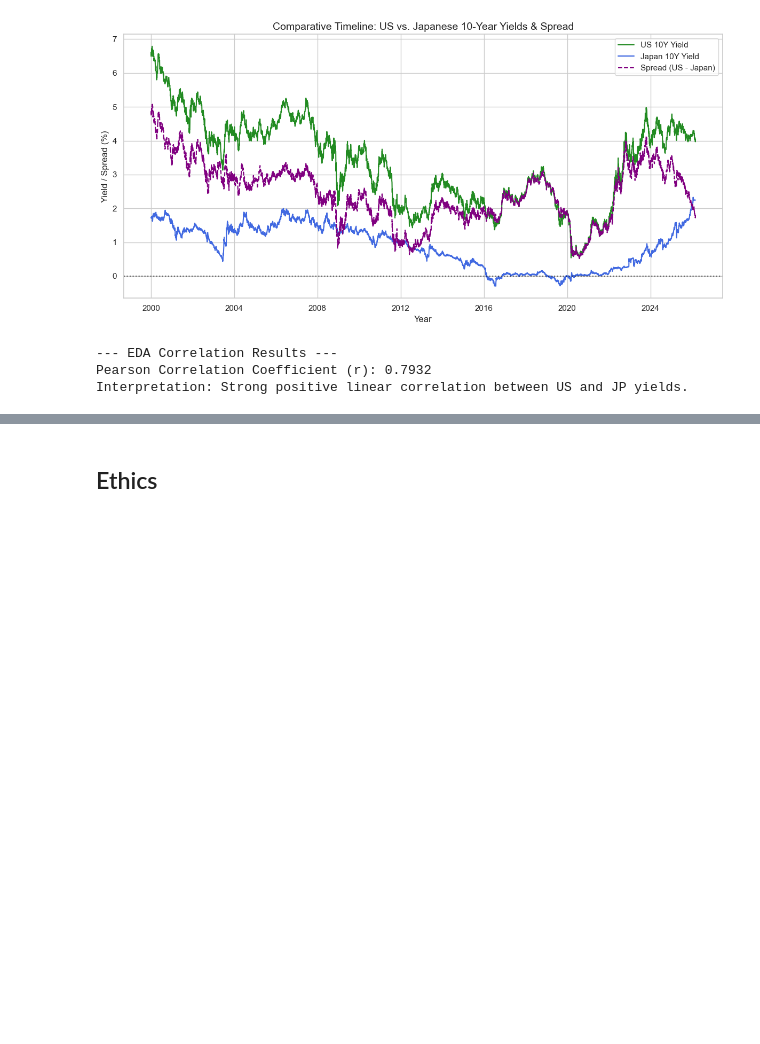
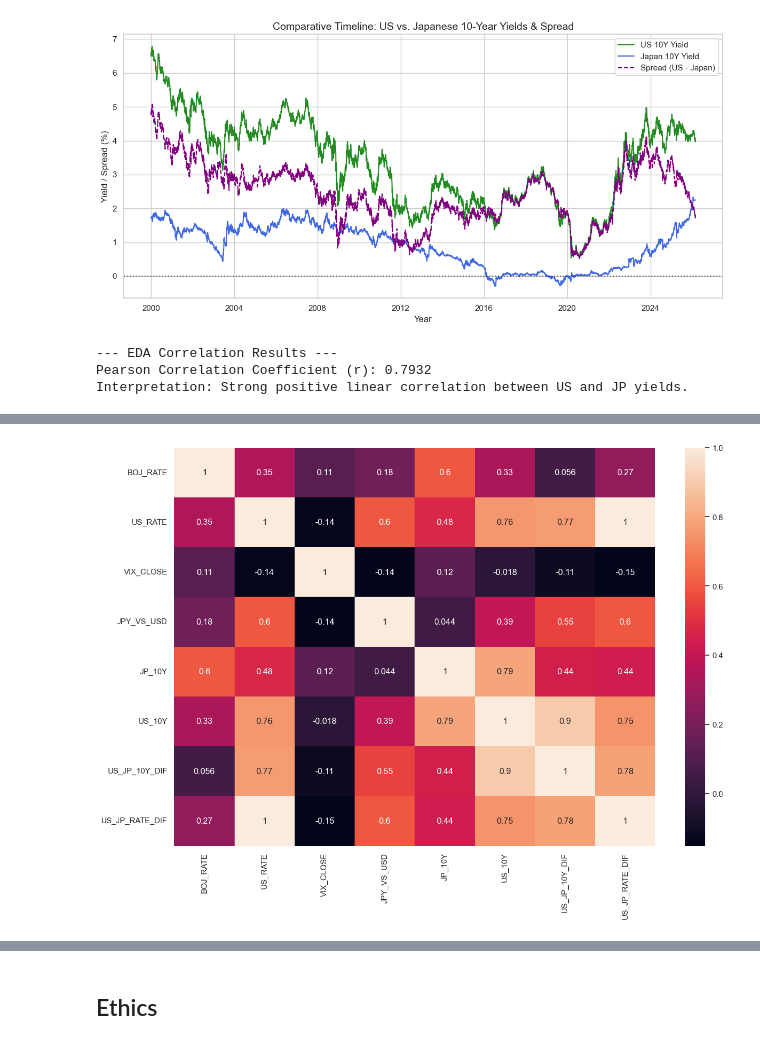
Before and after one commit to COGS108/Group024_WI26, a Jupyter notebook: 02-EDACheckpoint.ipynb, the cells around one changed output, grey strips where cells are left out. Saved outputs shown, nothing was run; the diff lists cells and outputs as text; code cells hidden in the pictures; blank space fills up the shorter version.

```diff
--- a/02-EDACheckpoint.ipynb
+++ b/02-EDACheckpoint.ipynb
@@ -786,0 +782,84 @@ Interpretation: Strong positive linear correlation between US and JP yields.
+# %%
+from sklearn.preprocessing import StandardScaler
+from sklearn.decomposition import PCA
+from sklearn.pipeline import Pipeline
+
+# Create merged DataFrame combining all data
+print('-' * 50 + ' Create merged DataFrame combining all data  ' + '-' * 50 )
+
+# Load data from cleaned paths and df created in prior EDA
+boj_rate_df = pd.read_csv('data/02-processed/BOJ_UOCR_2000_2026_cleaned.csv')
+us_rate_df = pd.read_csv('data/02-processed/FRED_FFER_2000_2026_cleaned.csv')
+vix_df = pd.read_csv('data/02-processed/vix_clean.csv')
+fx_df = pd.read_csv('data/02-processed/clean_exchange_rate_JPUS.csv')
+us_jpy_10_yield_df = df_eda
+
+# Create unified date column naming
+boj_rate_df.rename(columns={'Series code': 'DATE'}, inplace=True)
+us_rate_df.rename(columns={'observation_date': 'DATE'}, inplace=True)
+vix_df.rename(columns={'Date': 'DATE'}, inplace=True)
+fx_df.rename(columns={'Date': 'DATE'}, inplace=True)
+us_jpy_10_yield_df.rename(columns={'Date': 'DATE'}, inplace=True)
+
+# Convert date columns to datetime if they aren't already
+boj_rate_df['DATE'] = pd.to_datetime(boj_rate_df['DATE'])
+us_rate_df['DATE'] = pd.to_datetime(us_rate_df['DATE'])
+vix_df['DATE'] = pd.to_datetime(vix_df['DATE'])
+fx_df['DATE'] = pd.to_datetime(fx_df['DATE'])
+
+# Rename columns to better reflect values
+boj_rate_df.rename(columns={'FM01\'STRDCLUCON': 'BOJ_RATE'}, inplace=True)
+us_rate_df.rename(columns={'RIFSPFFNB': 'US_RATE'}, inplace=True)
+vix_df.rename(columns={'Close': 'VIX_CLOSE'}, inplace=True)
+fx_df.rename(columns={'YenPerDollar': 'JPY_VS_USD'}, inplace=True)
+us_jpy_10_yield_df.rename(columns={'10Y': 'JP_10Y'}, inplace=True)
+us_jpy_10_yield_df.rename(columns={'10Y_US': 'US_10Y'}, inplace=True)
+us_jpy_10_yield_df.rename(columns={'Yield_Difference': 'US_JP_10Y_DIF'}, inplace=True)
+
+# Only consider VIX close for combined data analysis
+vix_df.drop(labels=['High', 'Low', 'Open', 'Volume'], axis=1, inplace=True)
+
+# Merge into one DataFrame for EDA
+pca_df = pd.merge(boj_rate_df, us_rate_df, on=['DATE'], how='outer')
+pca_df = pd.merge(pca_df, vix_df, on=['DATE'], how='outer')
+pca_df = pd.merge(pca_df, fx_df, on=['DATE'], how='outer')
+pca_df = pd.merge(pca_df, us_jpy_10_yield_df, on=['DATE'], how='outer')
+
+# Forward fill missing values caused by holidays, then drop remaining NaNs
+pca_df= pca_df.ffill()
+pca_df.dropna(inplace=True)
+
+# Add a column for the US-Japan interest rate spread (US minus JP)
+pca_df['US_JP_RATE_DIF'] = pca_df['US_RATE'] - pca_df['BOJ_RATE']
+
+# Display a preview of the merged dataframe
+display(pca_df.head())
+
+
+# EDA on combined data
+print('-' * 62 + ' EDA on combined data  ' + '-' * 62)
+pca_numeric = pca_df[['BOJ_RATE', 'US_RATE', 'VIX_CLOSE', 'JPY_VS_USD', 'JP_10Y', 'US_10Y', 'US_JP_10Y_DIF', 'US_JP_RATE_DIF']]
+display(pca_numeric.describe())
+
+# Create correlation matrix
+plt.subplots(figsize=(15, 10))
+pca_corr = pca_numeric.corr()
+display(sns.heatmap(pca_corr, annot=True))
+
+# PCA analysis
+pca = Pipeline([('scaler', StandardScaler()), ('pca', PCA(n_components=8))])
+pca.fit(pca_numeric)
+
+explained_variance = pca[-1].explained_variance_ratio_
+cumulative_variance = np.cumsum(explained_variance)
+
+plt.figure(figsize=(15,10))
+plt.plot(range(1, len(cumulative_variance)+1), cumulative_variance, marker='o')
+plt.axhline(y=0.9, color='r', linestyle='--', label='90% Explained Variance')
+plt.xlabel('Number of Principal Components')
+plt.ylabel('Cumulative Explained Variance')
+plt.title('Explained Variance by Number of Principal Components')
+plt.legend()
+plt.grid(True)
+plt.show()
+# %% [output]
@@ -786,0 +884 @@ Interpretation: Strong positive linear correlation between US and JP yields.
+[figure, added]
```
Also changed, not shown: parts of 7 cells of this notebook.
